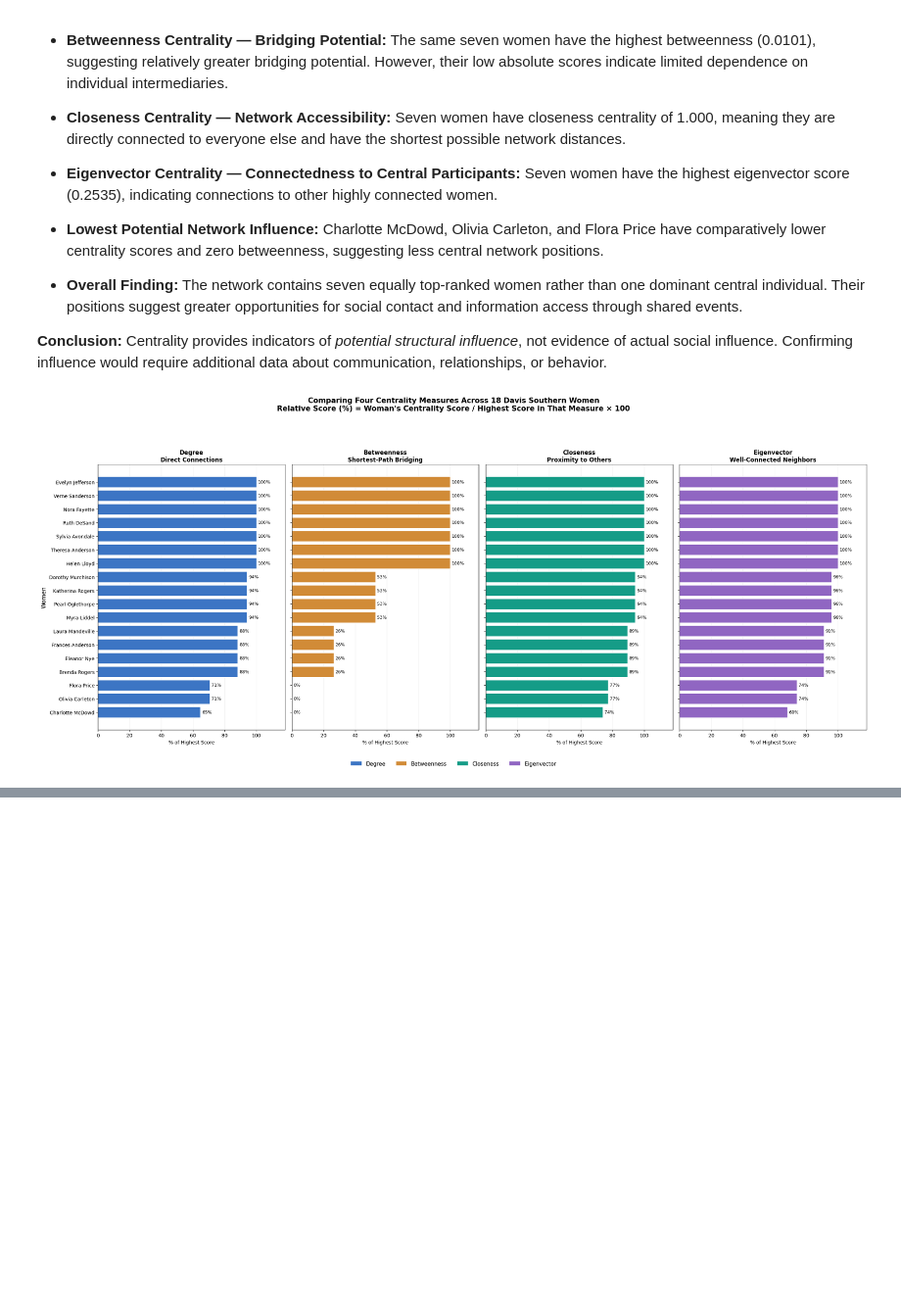
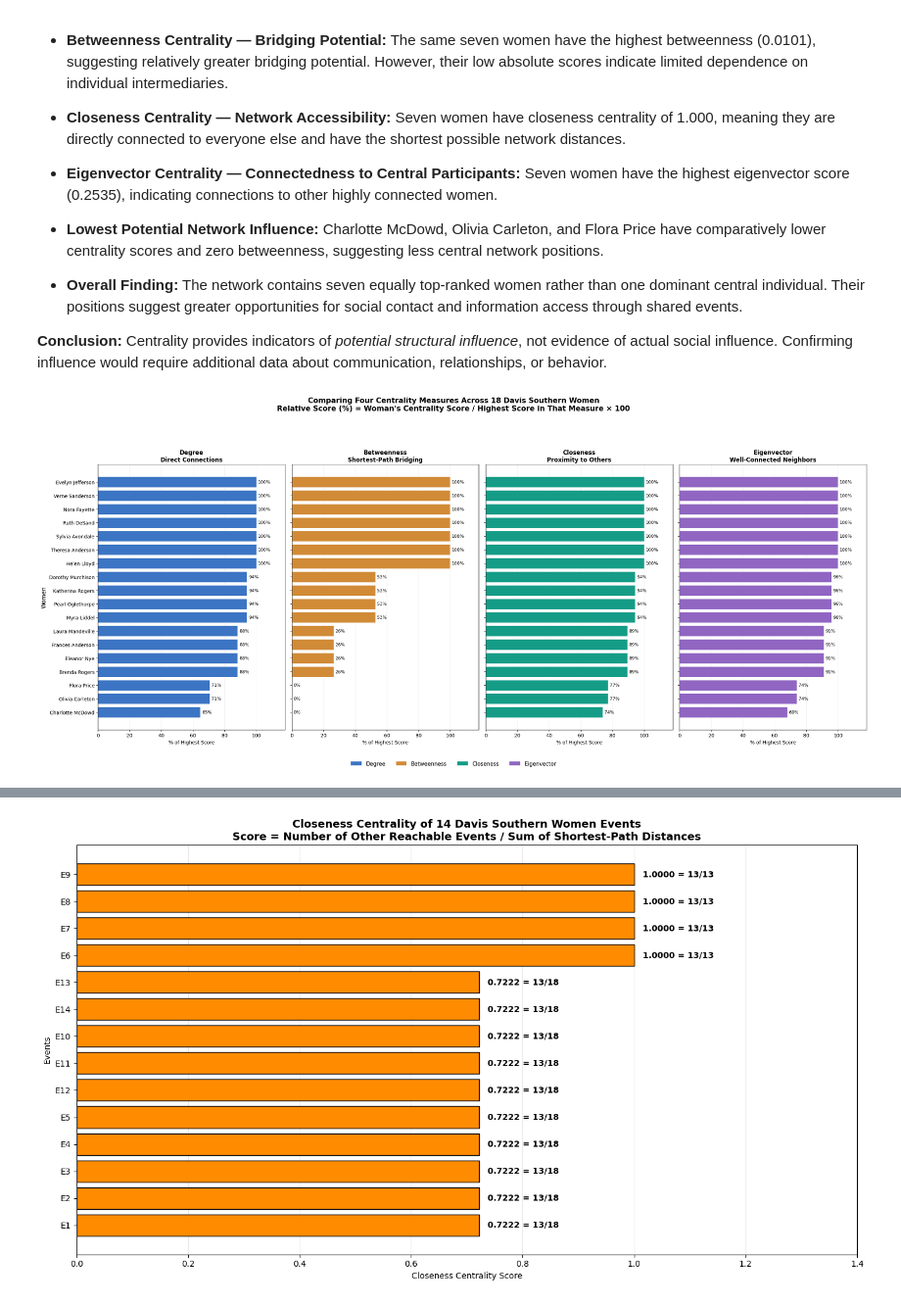
Before and after one commit to uzmabb182/Data_620_Web_Analytics, a Jupyter notebook: Week 6/Week_6_Assignment.ipynb, the cells around one changed output, grey strips where cells are left out. Shown at 98% size. Saved outputs shown, nothing was run; the diff lists cells and outputs as text; code cells hidden in the pictures; blank space fills up the shorter version.

```diff
--- a/Week 6/Week_6_Assignment.ipynb
+++ b/Week 6/Week_6_Assignment.ipynb
@@ -1406,0 +1781,84 @@ plt.show()
+# %%
+import networkx as nx
+import pandas as pd
+import matplotlib.pyplot as plt
+
+# 1. Calculate closeness centrality
+closeness = nx.closeness_centrality(events_network)
+
+results = []
+
+# 2. Calculate numerator and denominator
+for event in events_network.nodes():
+
+    distances = nx.single_source_shortest_path_length(
+        events_network, event
+    )
+
+    numerator = len(distances) - 1
+    denominator = sum(distances.values())
+
+    results.append({
+        "Event": event,
+        "Numerator": numerator,
+        "Denominator": denominator,
+        "Closeness_Centrality": closeness[event]
+    })
+
+# 3. Create DataFrame
+event_closeness_df = pd.DataFrame(results)
+
+# 4. Sort for horizontal bar chart
+plot_df = event_closeness_df.sort_values(
+    by="Closeness_Centrality",
+    ascending=True
+)
+
+# 5. Create chart
+fig, ax = plt.subplots(figsize=(14, 8))
+
+bars = ax.barh(
+    plot_df["Event"],
+    plot_df["Closeness_Centrality"],
+    color="darkorange",
+    edgecolor="black"
+)
+
+# 6. Label every bar with score and calculation
+for bar, (_, row) in zip(bars, plot_df.iterrows()):
+
+    score = row["Closeness_Centrality"]
+    numerator = int(row["Numerator"])
+    denominator = int(row["Denominator"])
+
+    label = f"{score:.4f} = {numerator}/{denominator}"
+
+    ax.text(
+        score + 0.015,
+        bar.get_y() + bar.get_height() / 2,
+        label,
+        va="center",
+        fontsize=10,
+        fontweight="bold"
+    )
+
+# 7. Descriptive title
+ax.set_title(
+    "Closeness Centrality of 14 Davis Southern Women Events\n"
+    "Score = Number of Other Reachable Events / "
+    "Sum of Shortest-Path Distances",
+    fontsize=13,
+    fontweight="bold"
+)
+
+ax.set_xlabel("Closeness Centrality Score")
+ax.set_ylabel("Events")
+
+ax.set_xlim(0, 1.4)
+ax.grid(axis="x", alpha=0.3)
+ax.set_axisbelow(True)
+
+plt.tight_layout()
+plt.show()
+# %% [output]
+[figure, added]
```
Also changed, not shown: parts of 36 cells of this notebook.
